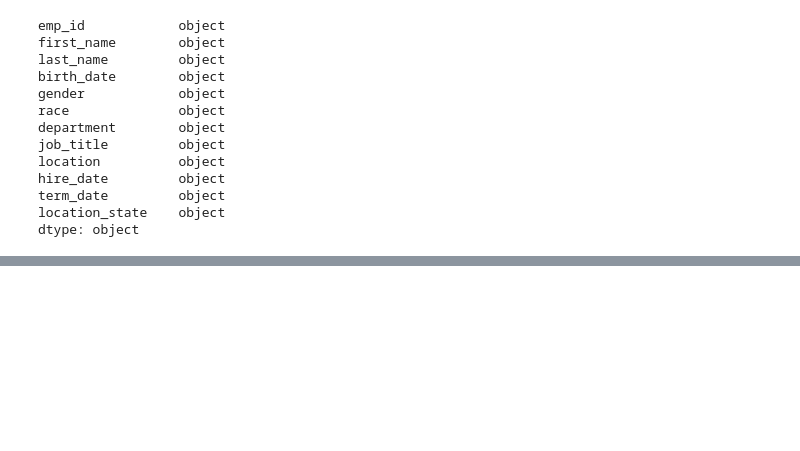
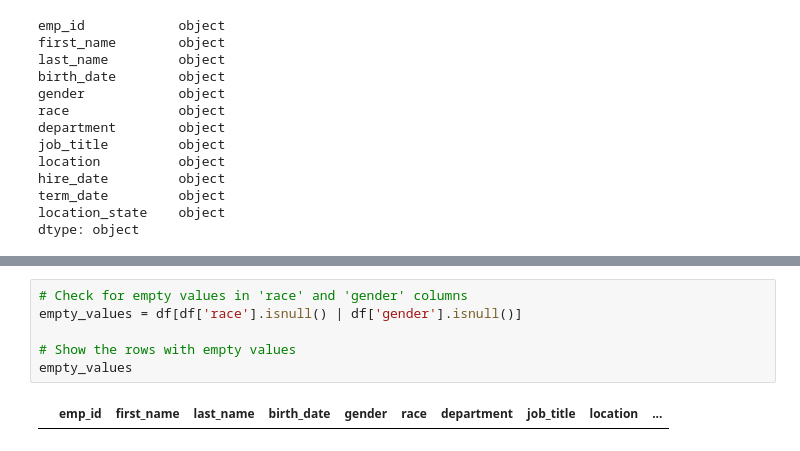
Before and after one commit to JoseMi-Sanchez/people-analytics-case-study, a Jupyter notebook: notebooks/main.ipynb, the cells around one changed output, grey strips where cells are left out. Drawn from its saved outputs; the diff is of its cells as text; blank space fills up the shorter version.

```diff
--- a/notebooks/main.ipynb
+++ b/notebooks/main.ipynb
@@ -273,0 +331,8 @@ memory usage: 2.2+ MB
+# %%
+# Check for empty values in 'race' and 'gender' columns
+empty_values = df[df['race'].isnull() | df['gender'].isnull()]
+
+# Show the rows with empty values
+empty_values
+# %% [output]
+|  | emp_id | first_name | last_name | birth_date | gender | race | department | job_title | location | ... |
```
Also changed, not shown: parts of 16 cells of this notebook.
